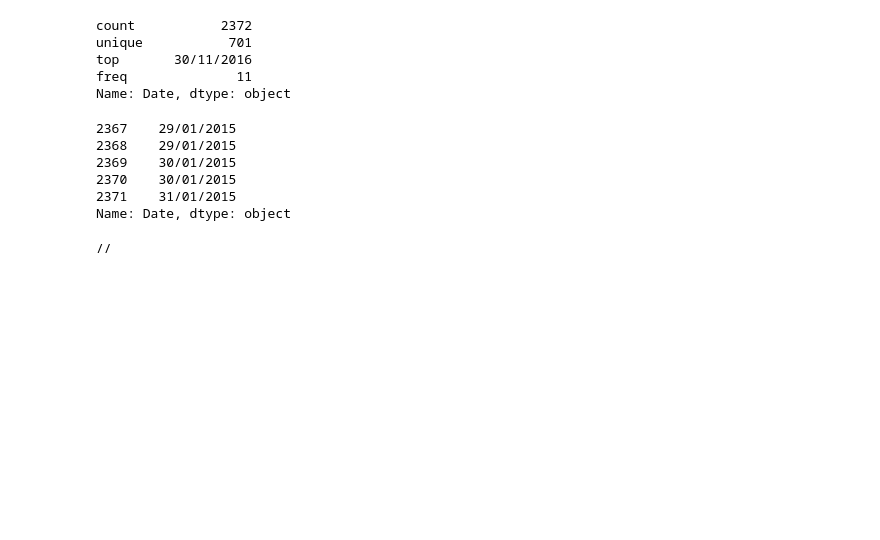
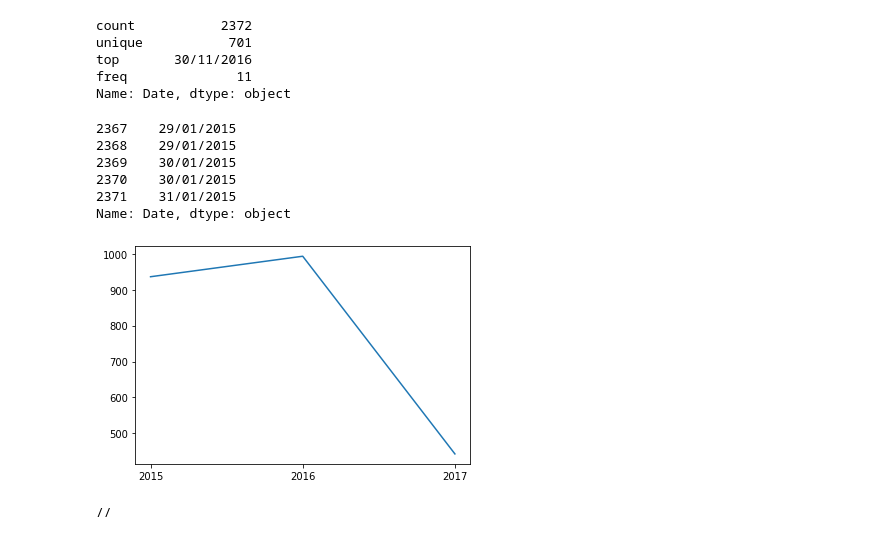
Before and after one commit to sumitkjm/python-learning, a Jupyter notebook: coding ninjas/doubts/Lecture_10_13_and_projects.ipynb, the cells around one changed output. Drawn from its saved outputs; the diff is of its cells as text; code cells hidden in the pictures; blank space fills up the shorter version.

```diff
--- a/coding ninjas/doubts/Lecture_10_13_and_projects.ipynb
+++ b/coding ninjas/doubts/Lecture_10_13_and_projects.ipynb
@@ -988,3 +1079,16 @@ np_year[np_day==0] = 0
 print(len(np_year[np_year!=0]))
 # %% [output]
 271
+# %%
+import numpy as np
+import csv
+file=open("terrorismData.csv")
+data=csv.DictReader(file,skipinitialspace=True)
+NumberOFAttack=0
+for row in data:
+    value=int(row['Year'])
+    valu=int(row['Month'])
+    if value==2010 and valu==1:
+            val=int(row['Day'])
+            if val>=1 and val<=31:
+                NumberOFAttack+=
@@ -1473,12 +1584,12 @@ d2 = {}
 for i in df[df.State=='Jammu and Kashmir'].values:
     key = i[6]
     d[key] = d.get(key,0) + 1
+maxCity = max(d, key= lambda x: d[x])
 
-for i in df[(df.City=='Srinagar') & (df.Group!='Unknown')].values:
+for i in df[(df.City==maxCity) & (df.Group!='Unknown')].values:
     key = i[14]
     d2[key] = d2.get(key,0) + 1
 
-maxCity = max(d, key= lambda x: d[x])
 maxGroup = max(d2, key= lambda x: d2[x])
 print(maxCity,end=' ')
 print(d[maxCity],end=' ')
@@ -1654,6 +1813,25 @@ Name: Date, dtype: object
 2370    30/01/2015
 2371    31/01/2015
 Name: Date, dtype: object
+# %%
+import csv
+import matplotlib.pyplot as plt
+import collections
+
+with open('startup_funding.csv', encoding = 'UTF-8') as file_obj:
+    file_data = csv.DictReader(file_obj, skipinitialspace=True)
+    dct={}
+
+    for row in file_data:
+        date = row['Date'].replace(".","/").replace("//","/").split("/")
+        key = date[2]
+        dct[key] = dct.get(key,0)+1
+
+ord_dct = collections.OrderedDict(sorted(dct.items()))
+plt.plot(list(ord_dct.keys()), list(ord_dct.values()))
+plt.show()
+# %% [output]
+[figure, added]
 # %%
 a = "./"
 print(a.replace(".","/"))
```
Also changed, not shown: parts of 13 cells of this notebook, 28 other files.
